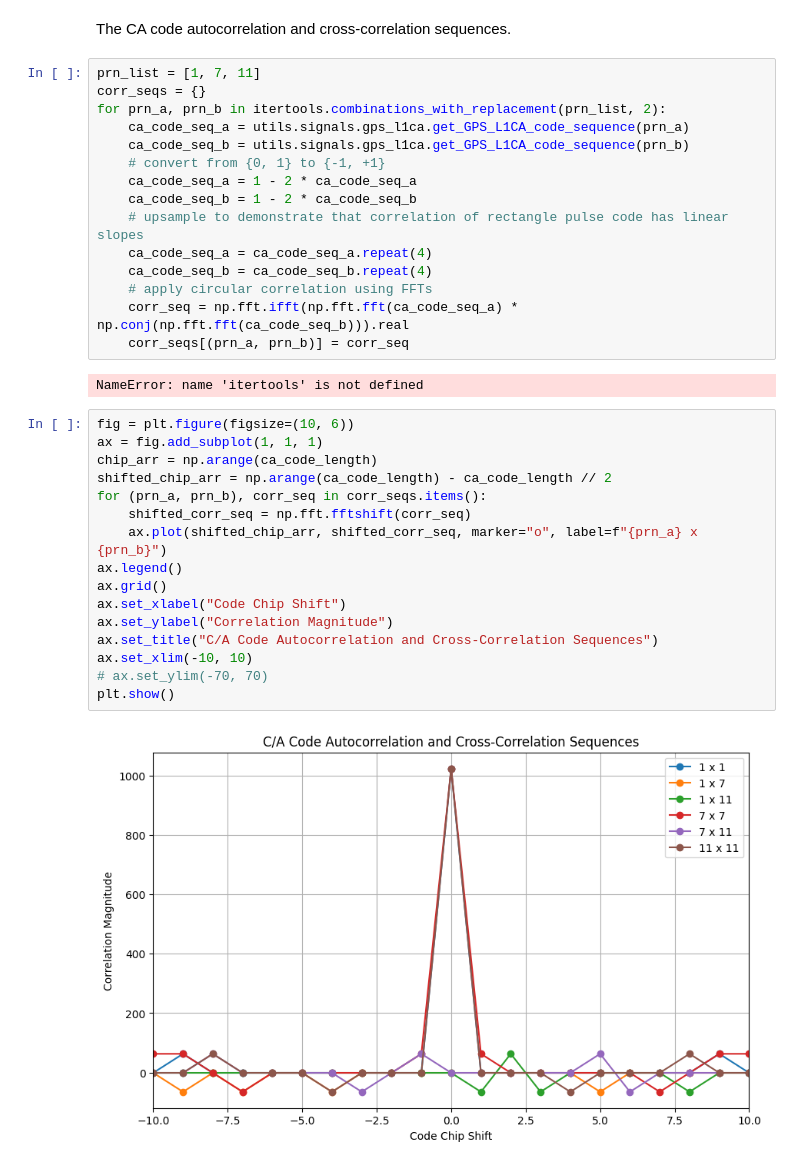
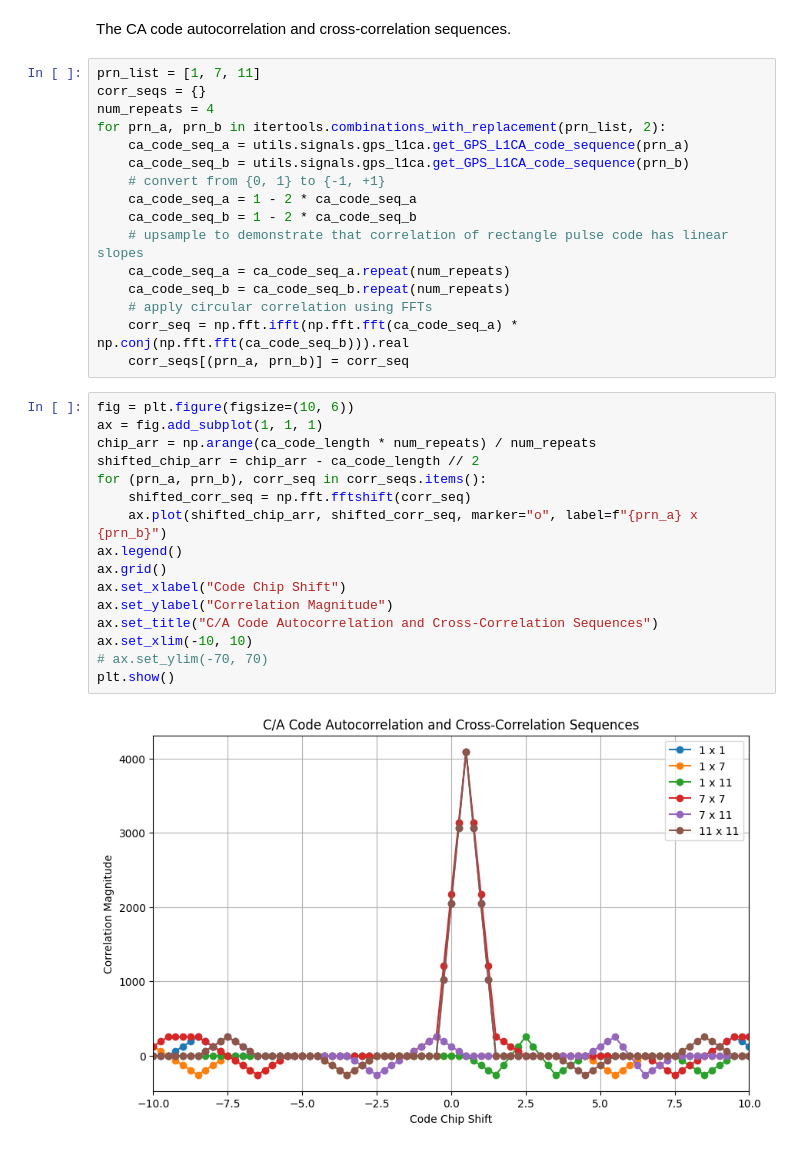
Before and after one commit to cu-sense-lab/fall-2025-lectures, a Jupyter notebook: lecture-5/soln.ipynb, the cells around one changed output. Cells and saved outputs as stored; diff of their text form.

```diff
--- a/lecture-5/soln.ipynb
+++ b/lecture-5/soln.ipynb
@@ -52,6 +52,7 @@ The CA code autocorrelation and cross-correlation sequences.
 # %%
 prn_list = [1, 7, 11]
 corr_seqs = {}
+num_repeats = 4
 for prn_a, prn_b in itertools.combinations_with_replacement(prn_list, 2):
     ca_code_seq_a = utils.signals.gps_l1ca.get_GPS_L1CA_code_sequence(prn_a)
     ca_code_seq_b = utils.signals.gps_l1ca.get_GPS_L1CA_code_sequence(prn_b)
@@ -59,28 +60,26 @@ for prn_a, prn_b in itertools.combinations_with_replacement(prn_list, 2):
     ca_code_seq_a = 1 - 2 * ca_code_seq_a
     ca_code_seq_b = 1 - 2 * ca_code_seq_b
     # upsample to demonstrate that correlation of rectangle pulse code has linear slopes
-    ca_code_seq_a = ca_code_seq_a.repeat(4)
-    ca_code_seq_b = ca_code_seq_b.repeat(4)
+    ca_code_seq_a = ca_code_seq_a.repeat(num_repeats)
+    ca_code_seq_b = ca_code_seq_b.repeat(num_repeats)
     # apply circular correlation using FFTs
     corr_seq = np.fft.ifft(np.fft.fft(ca_code_seq_a) * np.conj(np.fft.fft(ca_code_seq_b))).real
     corr_seqs[(prn_a, prn_b)] = corr_seq
-# %% [output]
-NameError: name 'itertools' is not defined
 # %%
 fig = plt.figure(figsize=(10, 6))
 ax = fig.add_subplot(1, 1, 1)
-chip_arr = np.arange(ca_code_length)
-shifted_chip_arr = np.arange(ca_code_length) - ca_code_length // 2
+chip_arr = np.arange(ca_code_length * num_repeats) / num_repeats
+shifted_chip_arr = chip_arr - ca_code_length // 2
 for (prn_a, prn_b), corr_seq in corr_seqs.items():
     shifted_corr_seq = np.fft.fftshift(corr_seq)
     ax.plot(shifted_chip_arr, shifted_corr_seq, marker="o", label=f"{prn_a} x {prn_b}")
 ax.legend()
 ax.grid()
 ax.set_xlabel("Code Chip Shift")
 ax.set_ylabel("Correlation Magnitude")
 ax.set_title("C/A Code Autocorrelation and Cross-Correlation Sequences")
 ax.set_xlim(-10, 10)
 # ax.set_ylim(-70, 70)
 plt.show()
 # %% [output]
-[figure, old version]
+[figure, new version]
```
Also changed, not shown: parts of 1 cell of this notebook, 3 other files.
